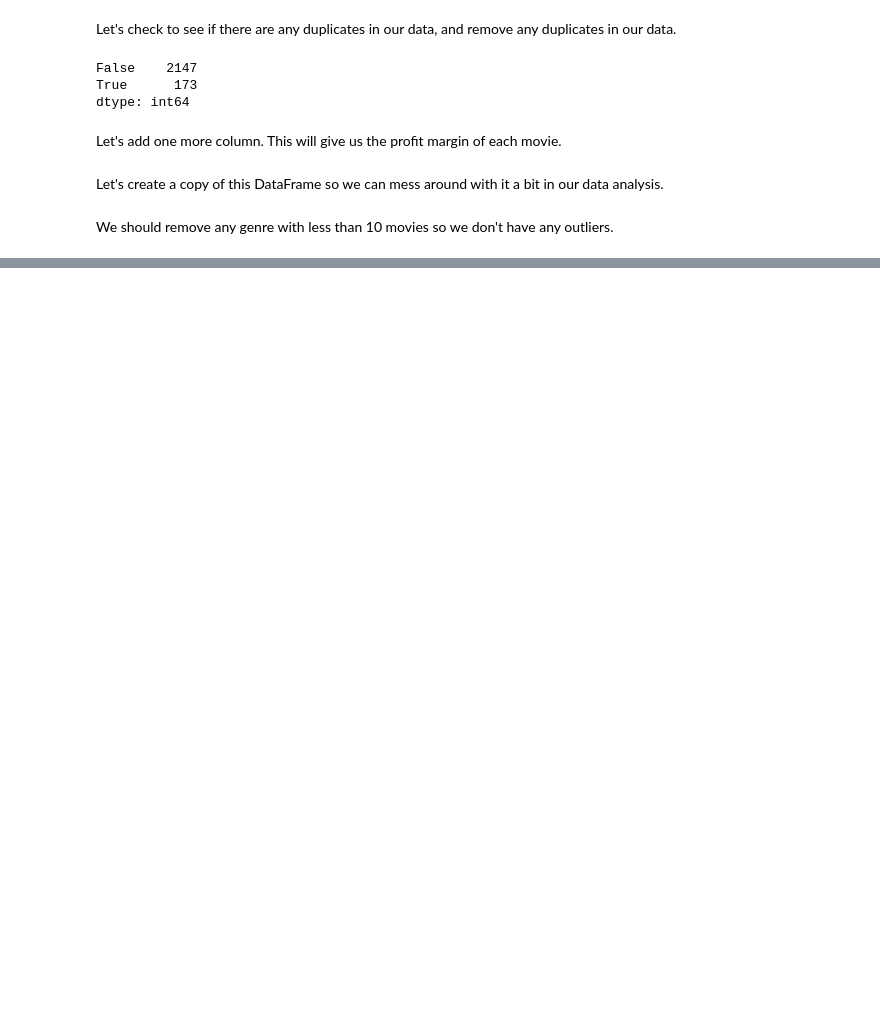
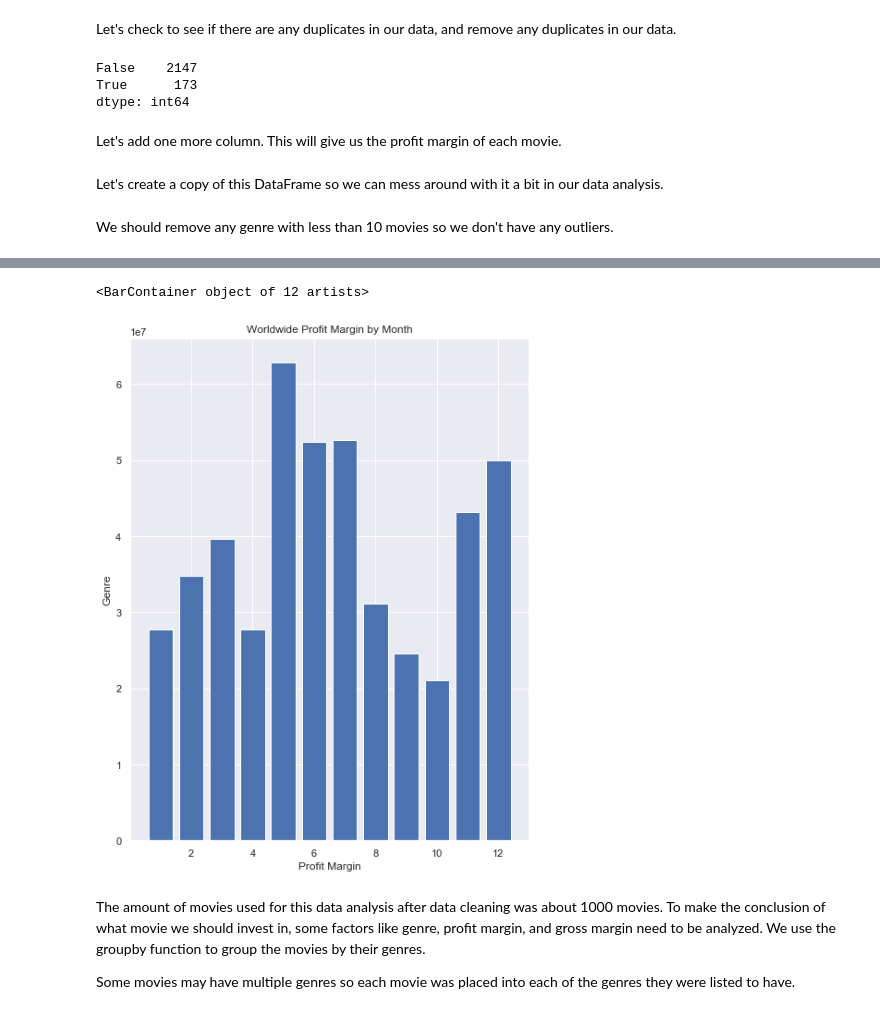
Before and after one commit to jefferyrosario/dsc-mod-1-project-Movie-Analysis-EDA, a Jupyter notebook: student.ipynb, the cells around one changed output, grey strips where cells are left out. Cells and saved outputs as stored; diff of their text form; code cells hidden in the pictures; blank space fills up the shorter version.

```diff
--- a/student.ipynb
+++ b/student.ipynb
@@ -280,0 +447,16 @@ bm2_df.drop(['popularity', 'vote_average', 'vote_count'], axis = 1 ,inplace = Tr
+# %%
+#sorted_df = groupby_df.sort_values(by = 'profit_margin')
+new_figure2 = plt.figure(figsize = (17,10))
+ax = new_figure2.add_subplot(121)
+#ax.set_xlim(1, 12)
+plt.title('Worldwide Profit Margin by Month')
+plt.xlabel('Profit Margin')
+plt.ylabel('Genre')
+ax.bar(release_date_df['release_datel_suffix'], release_date_df['production_budget'])
+# %% [output]
+<BarContainer object of 12 artists>
+[figure, added]
+# %% [markdown]
+The amount of movies used for this data analysis after data cleaning was about 1000 movies. To make the conclusion of what movie we should invest in, some factors like genre, profit margin, and gross margin need to be analyzed. We use the groupby function to group the movies by their genres.
+
+Some movies may have multiple genres so each movie was placed into each of the genres they were listed to have.
```
Also changed, not shown: parts of 42 cells of this notebook, 6 other files.
